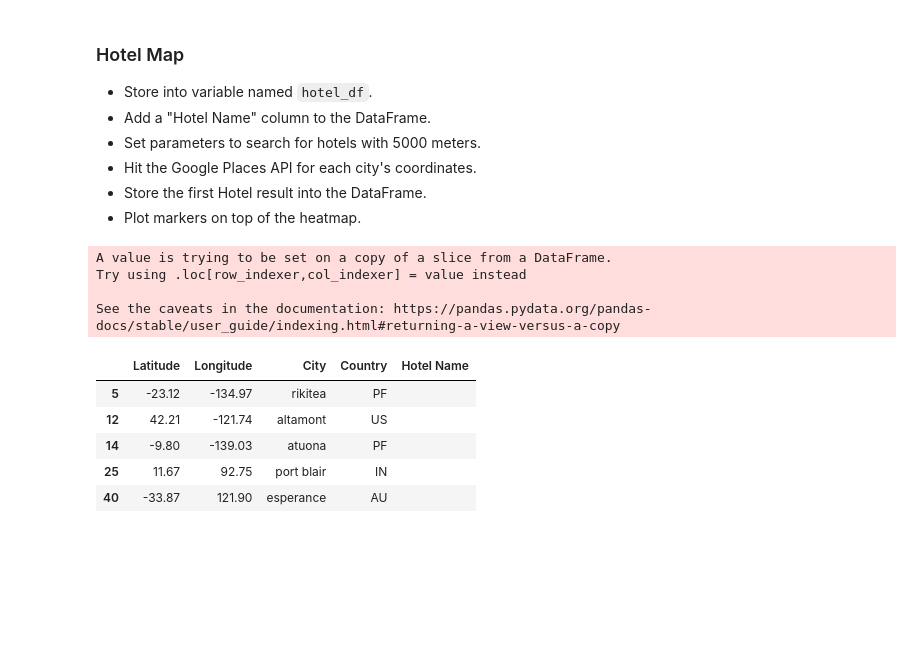
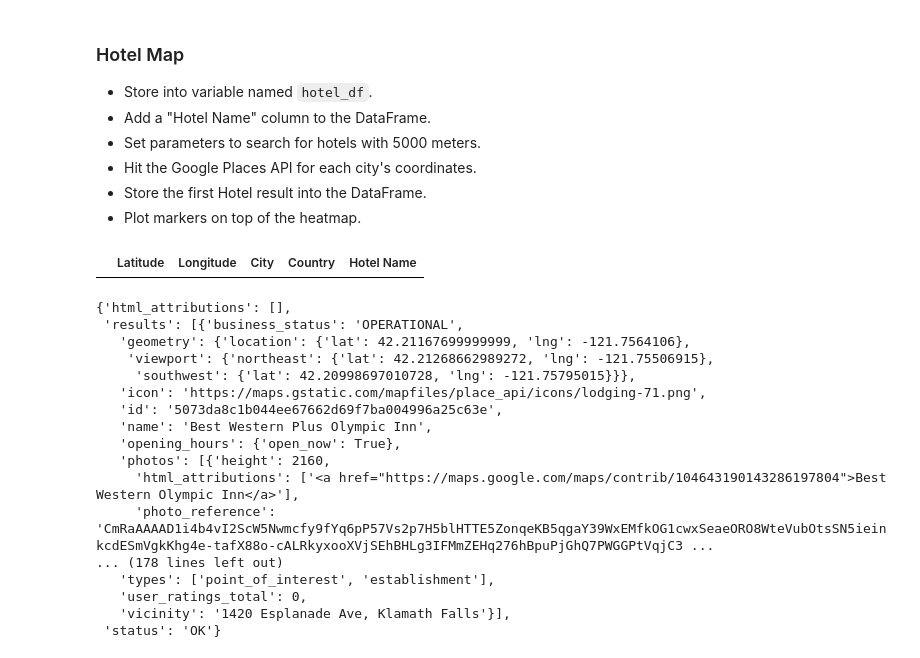
Before and after one commit to csadlo/Python-APIs-challenge, a Jupyter notebook: VacationPy/VacationPy.ipynb, the cells around one changed output. Saved outputs shown, nothing was run; the diff lists cells and outputs as text; code cells hidden in the pictures; blank space fills up the shorter version.

```diff
--- a/VacationPy/VacationPy.ipynb
+++ b/VacationPy/VacationPy.ipynb
@@ -80,18 +80,50 @@ kite_flying_weather_df
 * Store the first Hotel result into the DataFrame.
 * Plot markers on top of the heatmap.
 # %%
-hotel_df = kite_flying_weather_df[["Latitude", "Longitude", "City", "Country"]]
-hotel_df["Hotel Name"] = ""
+hotel_df = pd.DataFrame(columns=["Latitude", "Longitude", "City", "Country", "Hotel Name"])
 
 hotel_df.head()
 # %% [output]
-A value is trying to be set on a copy of a slice from a DataFrame.
-Try using .loc[row_indexer,col_indexer] = value instead
-
-See the caveats in the documentation: https://pandas.pydata.org/pandas-docs/stable/user_guide/indexing.html#returning-a-view-versus-a-copy
 |  | Latitude | Longitude | City | Country | Hotel Name |
-| 5 | -23.12 | -134.97 | rikitea | PF |  |
-| 12 | 42.21 | -121.74 | altamont | US |  |
-| 14 | -9.80 | -139.03 | atuona | PF |  |
-| 25 | 11.67 | 92.75 | port blair | IN |  |
-| 40 | -33.87 | 121.90 | esperance | AU |  |
+# %%
+url = "https://maps.googleapis.com/maps/api/place/nearbysearch/json"
+
+# Grab the coordinates of the current row
+target_coordinates = f"42.2117, -121.756"
+
+# Set the other search parameters
+target_search = "hotel"
+target_radius = 2000
+target_type = "hotel"
+
+# set up a parameters dictionary
+params = {
+    'location': target_coordinates,
+    'keyword': target_search,
+    'radius': target_radius,
+    'type': target_type,
+    'key': g_key
+    }
+
+response = requests.get(url, params=params).json()
+results = response['results']
+
+response
+# %% [output]
+{'html_attributions': [],
+ 'results': [{'business_status': 'OPERATIONAL',
+   'geometry': {'location': {'lat': 42.21167699999999, 'lng': -121.7564106},
+    'viewport': {'northeast': {'lat': 42.21268662989272, 'lng': -121.75506915},
+     'southwest': {'lat': 42.20998697010728, 'lng': -121.75795015}}},
+   'icon': 'https://maps.gstatic.com/mapfiles/place_api/icons/lodging-71.png',
+   'id': '5073da8c1b044ee67662d69f7ba004996a25c63e',
+   'name': 'Best Western Plus Olympic Inn',
+   'opening_hours': {'open_now': True},
+   'photos': [{'height': 2160,
+     'html_attributions': ['<a href="https://maps.google.com/maps/contrib/104643190143286197804">Best Western Olympic Inn</a>'],
+     'photo_reference': 'CmRaAAAAD1i4b4vI2ScW5Nwmcfy9fYq6pP57Vs2p7H5blHTTE5ZonqeKB5qgaY39WxEMfkOG1cwxSeaeORO8WteVubOtsSN5ieinkcdESmVgkKhg4e-tafX88o-cALRkyxooXVjSEhBHLg3IFMmZEHq276hBpuPjGhQ7PWGGPtVqjC3 ...
+... (178 lines left out)
+   'types': ['point_of_interest', 'establishment'],
+   'user_ratings_total': 0,
+   'vicinity': '1420 Esplanade Ave, Klamath Falls'}],
+ 'status': 'OK'}
```
Also changed, not shown: parts of 3 cells of this notebook.
